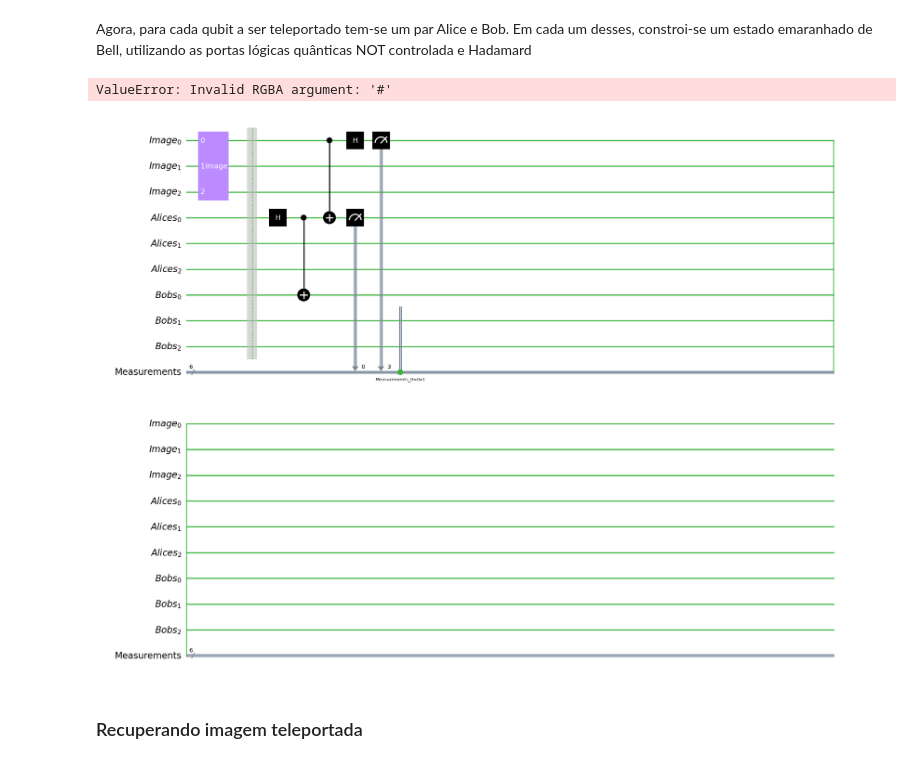
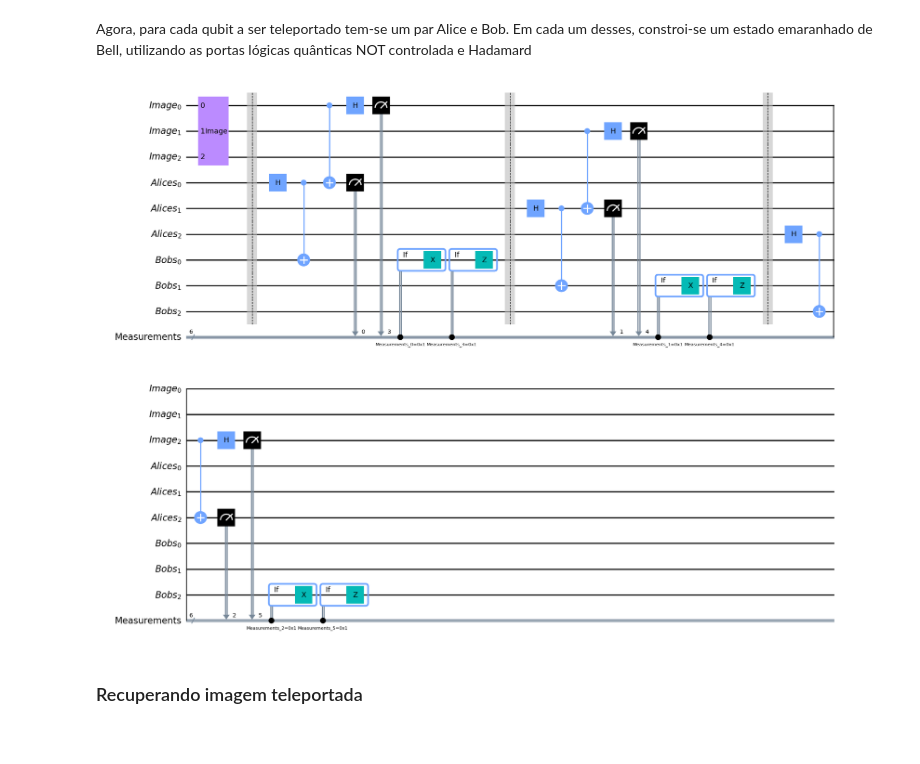
Before and after one commit to AMGabiroba/Quantum_Images, a Jupyter notebook: QuantumImagesNotebook.ipynb, the cells around one changed output. Saved outputs shown, nothing was run; the diff lists cells and outputs as text; code cells hidden in the pictures.

```diff
--- a/QuantumImagesNotebook.ipynb
+++ b/QuantumImagesNotebook.ipynb
@@ -374,12 +353,9 @@ for i in range(3):
     with telcir.if_test((m[i+3], 1), label = 'z'):
         telcir.z(b[i])
 # %%
-#style = {"gatefacecolor": "black",'displaycolor':{'x':'#000000', 'cx': '#000000', 'h': '#000000', 'z': '#000000'}, 'gatetextcolor':'#ffffff', 'linecolor': '#3CB43C'}
-style = {'displaycolor':{'x':'#000000', 'cx': '#000000', 'h': '#000000', 'cry': '#000000', 'if_test':'#000000'}, 'gatetextcolor':'#ffffff', 'linecolor': '#3CB43C'}
-telcir.draw(output = 'mpl', style = style)
+telcir.draw(output = 'mpl')
 # %% [output]
-ValueError: Invalid RGBA argument: '#'
-[figure, old version]
+[figure, new version]
 # %% [markdown]
 ### Recuperando imagem teleportada
 # %%
```
Also changed, not shown: parts of 18 cells of this notebook, 15 other files.
